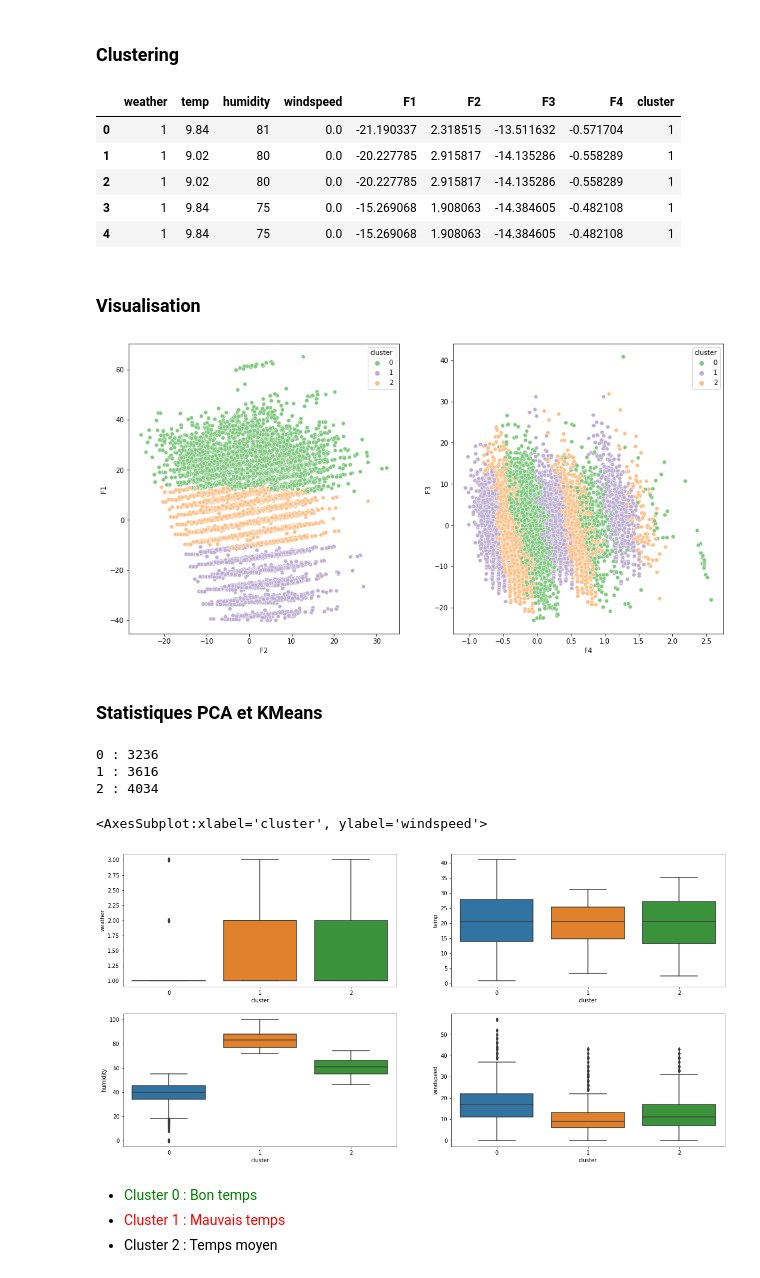
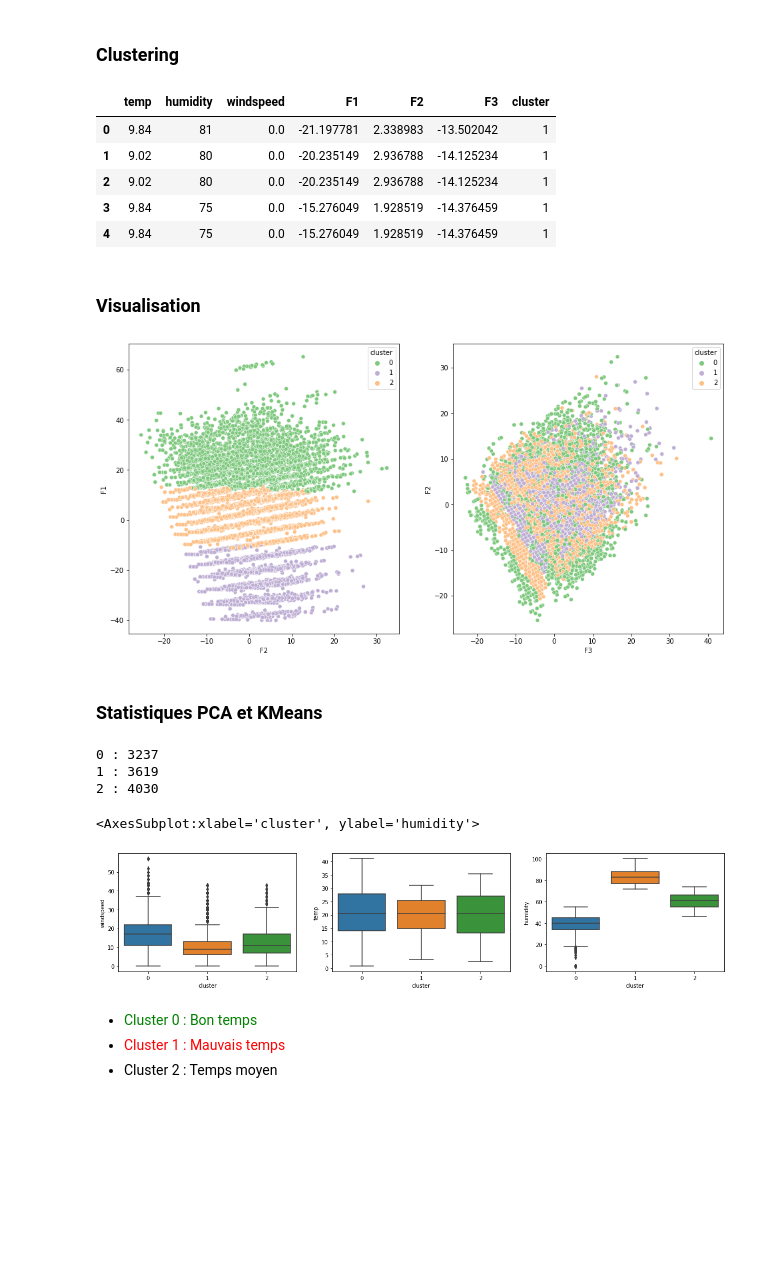
Before and after one commit to RudyBourez/Bike_Sharing, a Jupyter notebook: Modèles/cluster_meteo.ipynb, the cells around one changed output. Drawn from its saved outputs; the diff is of its cells as text; code cells hidden in the pictures; blank space fills up the shorter version.

Commit message:
modif cluster

```diff
--- a/Modèles/cluster_meteo.ipynb
+++ b/Modèles/cluster_meteo.ipynb
@@ -14,7 +14,7 @@ df.head(1)
 # %% [markdown]
 ## Choix des colonnes en rapport avec la météo
 # %%
-df.drop(["datetime", "season", "holiday", "workingday", "count", "day", "hour", "month", "year", "day_number"], axis=1,inplace=True)
+df.drop(["datetime", "season", "holiday", "workingday", "count", "day", "hour", "month", "year", "day_number", "weather"], axis=1,inplace=True)
 # %% [markdown]
 ## Clusterisation avec KMeans
 # %%
@@ -168,7 +168,7 @@ On choisira donc d'utiliser **3 clusters**
 # %%
 from sklearn.decomposition import PCA
 # %%
-pca = PCA(n_components=0.9995)
+pca = PCA(n_components=0.9999)
 components = pca.fit_transform(df)
 pca.explained_variance_ratio_
 # %% [output]
@@ -176,5 +176,5 @@ array([7.60333732e-01, 1.25152609e-01, 1.13858347e-01, 6.55312243e-04])
 # %%
 df_pca = pd.concat([df.reset_index(drop=True), pd.DataFrame(components)], axis=1)
-df_pca.columns.values[-4:] = ["F" + str(i) for i in range(1,5)]
+df_pca.columns.values[-3:] = ["F" + str(i) for i in range(1,4)]
 df_pca.head()
 # %% [output]
@@ -194,12 +194,12 @@ y_pred = k_means.fit_predict(df)
 df_pca["cluster"] = y_pred
 df_pca.head()
 # %% [output]
-|  | weather | temp | humidity | windspeed | F1 | F2 | F3 | F4 | cluster |
-| 0 | 1 | 9.84 | 81 | 0.0 | -21.190337 | 2.318515 | -13.511632 | -0.571704 | 1 |
-| 1 | 1 | 9.02 | 80 | 0.0 | -20.227785 | 2.915817 | -14.135286 | -0.558289 | 1 |
-| 2 | 1 | 9.02 | 80 | 0.0 | -20.227785 | 2.915817 | -14.135286 | -0.558289 | 1 |
-| 3 | 1 | 9.84 | 75 | 0.0 | -15.269068 | 1.908063 | -14.384605 | -0.482108 | 1 |
-| 4 | 1 | 9.84 | 75 | 0.0 | -15.269068 | 1.908063 | -14.384605 | -0.482108 | 1 |
+|  | temp | humidity | windspeed | F1 | F2 | F3 | cluster |
+| 0 | 9.84 | 81 | 0.0 | -21.197781 | 2.338983 | -13.502042 | 1 |
+| 1 | 9.02 | 80 | 0.0 | -20.235149 | 2.936788 | -14.125234 | 1 |
+| 2 | 9.02 | 80 | 0.0 | -20.235149 | 2.936788 | -14.125234 | 1 |
+| 3 | 9.84 | 75 | 0.0 | -15.276049 | 1.928519 | -14.376459 | 1 |
+| 4 | 9.84 | 75 | 0.0 | -15.276049 | 1.928519 | -14.376459 | 1 |
 # %% [markdown]
 ### Visualisation
 # %%
@@ -207,28 +207,27 @@ import seaborn as sns
 # %%
 fig, (ax1, ax2) = plt.subplots(1,2, figsize=(16,8))
 sns.scatterplot(ax=ax1, x=df_pca[f"F{2}"], y=df_pca[f"F{1}"], hue=df_pca.cluster, palette="Accent")
-sns.scatterplot(ax=ax2, x=df_pca[f"F{4}"], y=df_pca[f"F{3}"], hue=df_pca.cluster, palette="Accent")
+sns.scatterplot(ax=ax2, x=df_pca[f"F{3}"], y=df_pca[f"F{2}"], hue=df_pca.cluster, palette="Accent")
 fig.show()
 # %% [output]
-[figure, old version]
+[figure, new version]
 # %% [markdown]
 ### Statistiques PCA et KMeans
 # %%
 for i in range(clusters):
     print(f'{i} : {df_pca[df_pca.cluster == i].cluster.count()}')
 # %% [output]
-0 : 3236
-1 : 3616
-2 : 4034
+0 : 3237
+1 : 3619
+2 : 4030
 # %%
-fig, axs = plt.subplots(2,2, figsize=(20,10))
-sns.boxplot(ax=axs[0][0], data=df_pca, y=df_pca["weather"], x=df_pca.cluster)
-sns.boxplot(ax=axs[0][1], data=df_pca, y=df_pca["temp"], x=df_pca.cluster)
-sns.boxplot(ax=axs[1][0], data=df_pca, y=df_pca["humidity"], x=df_pca.cluster)
-sns.boxplot(ax=axs[1][1], data=df_pca, y=df_pca["windspeed"], x=df_pca.cluster)
+fig, axs = plt.subplots(1,3, figsize=(20,4))
+sns.boxplot(ax=axs[0], data=df_pca, y=df_pca["windspeed"], x=df_pca.cluster)
+sns.boxplot(ax=axs[1], data=df_pca, y=df_pca["temp"], x=df_pca.cluster)
+sns.boxplot(ax=axs[2], data=df_pca, y=df_pca["humidity"], x=df_pca.cluster)
 # %% [output]
-<AxesSubplot:xlabel='cluster', ylabel='windspeed'>
+<AxesSubplot:xlabel='cluster', ylabel='humidity'>
-[figure, old version]
+[figure, new version]
 # %% [markdown]
 * <font color="green">Cluster 0 : Bon temps</font>
 * <font color="red">Cluster 1 : Mauvais temps</font>
```
Also changed, not shown: parts of 10 cells of this notebook, 1 other file.
